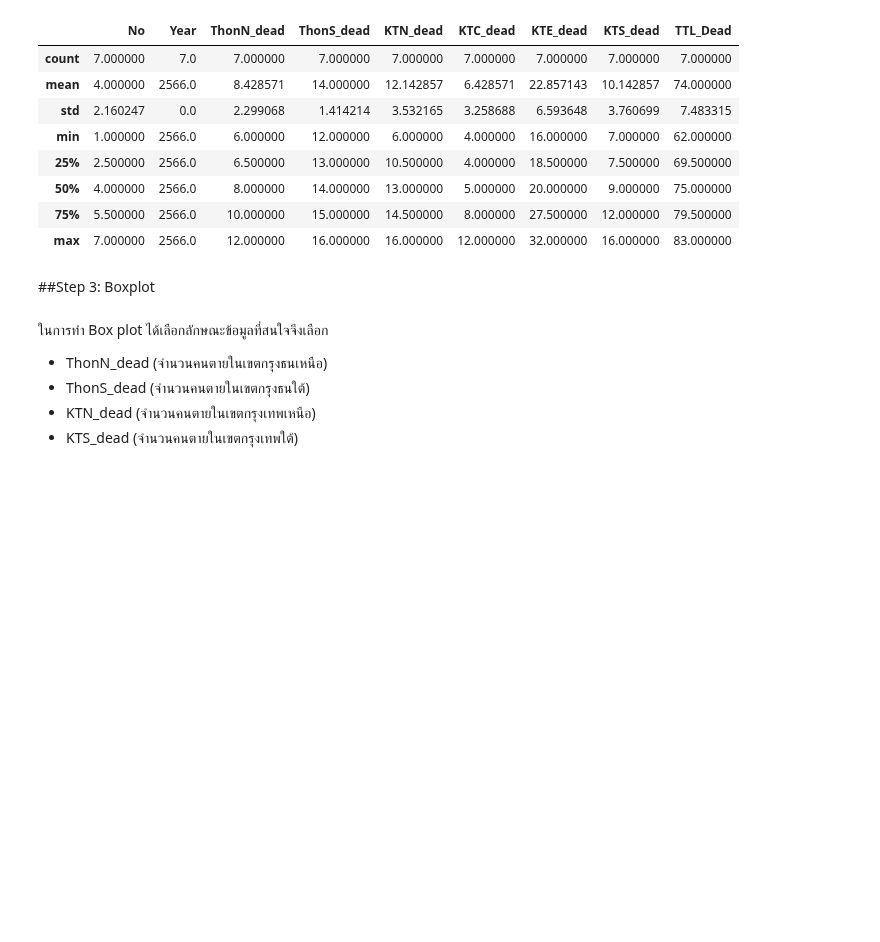
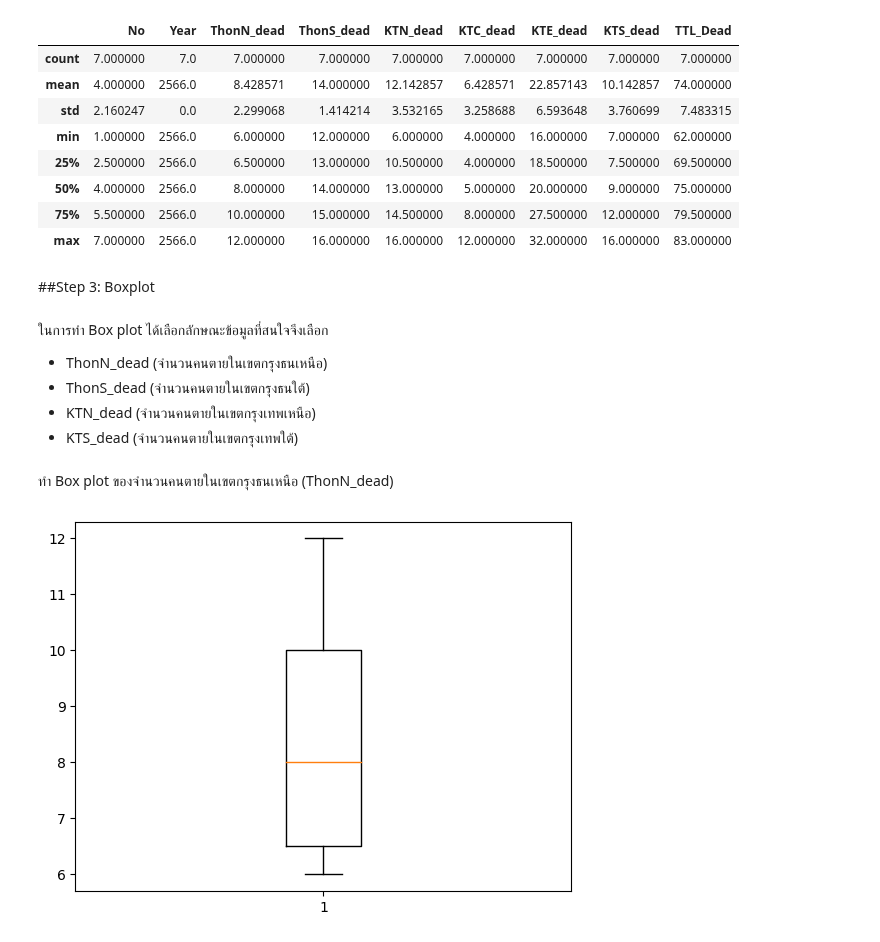
Before and after one commit to Jaomiew/DPDM2023, a Jupyter notebook: Data102(Chapter2).ipynb, the cells around one changed output. Cells and saved outputs as stored; diff of their text form; code cells hidden in the pictures; blank space fills up the shorter version.

```diff
--- a/Data102(Chapter2).ipynb
+++ b/Data102(Chapter2).ipynb
@@ -525,3 +525,9 @@ table_ex.describe()
 - ThonS_dead (จำนวนคนตายในเขตกรุงธนใต้)
 - KTN_dead (จำนวนคนตายในเขตกรุงเทพเหนือ)
 - KTS_dead (จำนวนคนตายในเขตกรุงเทพใต้)
+# %% [markdown]
+ทำ Box plot ของจำนวนคนตายในเขตกรุงธนเหนือ (ThonN_dead)
+# %%
+ThonN_dead = plt.boxplot(table_ex['ThonN_dead']);
+# %% [output]
+[figure, added]
```
Also changed, not shown: parts of 36 cells of this notebook.
